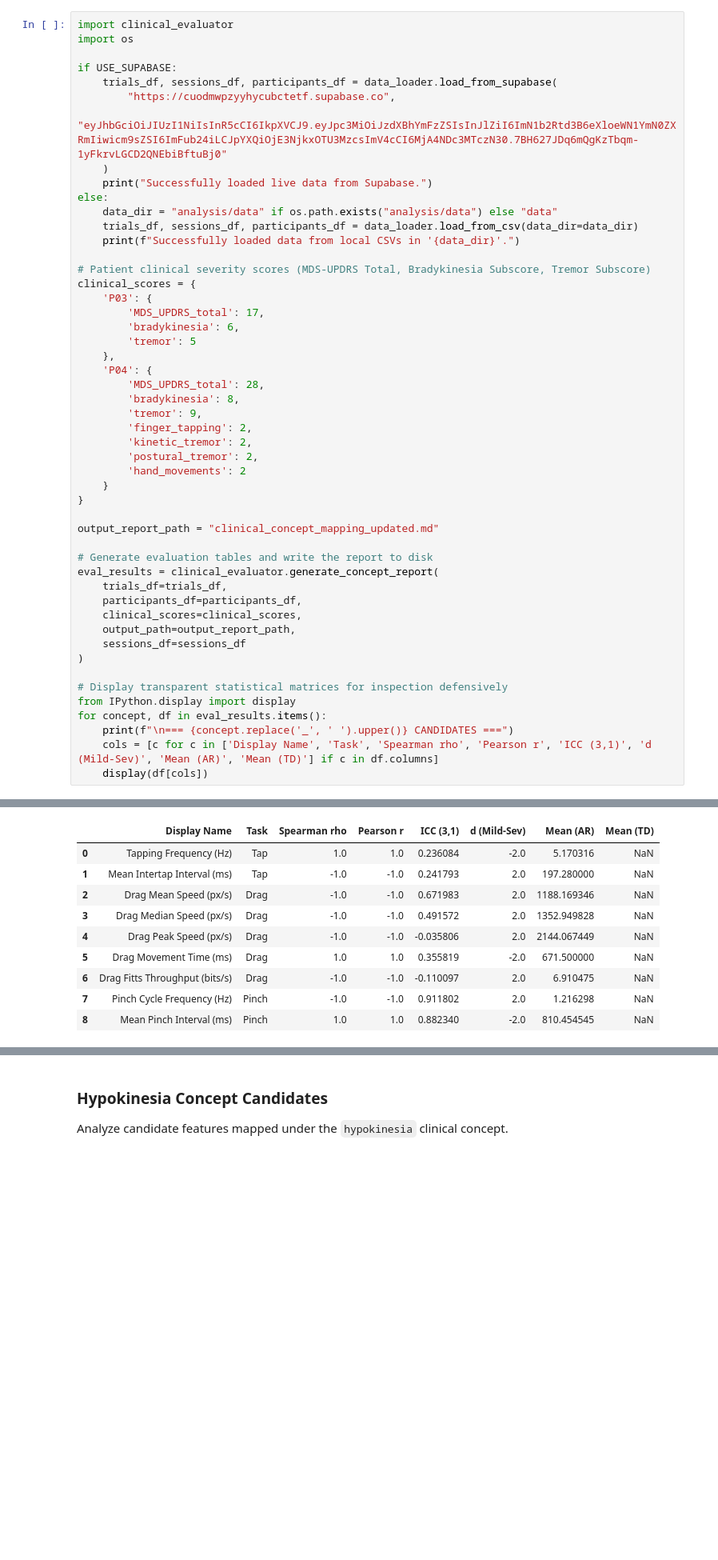
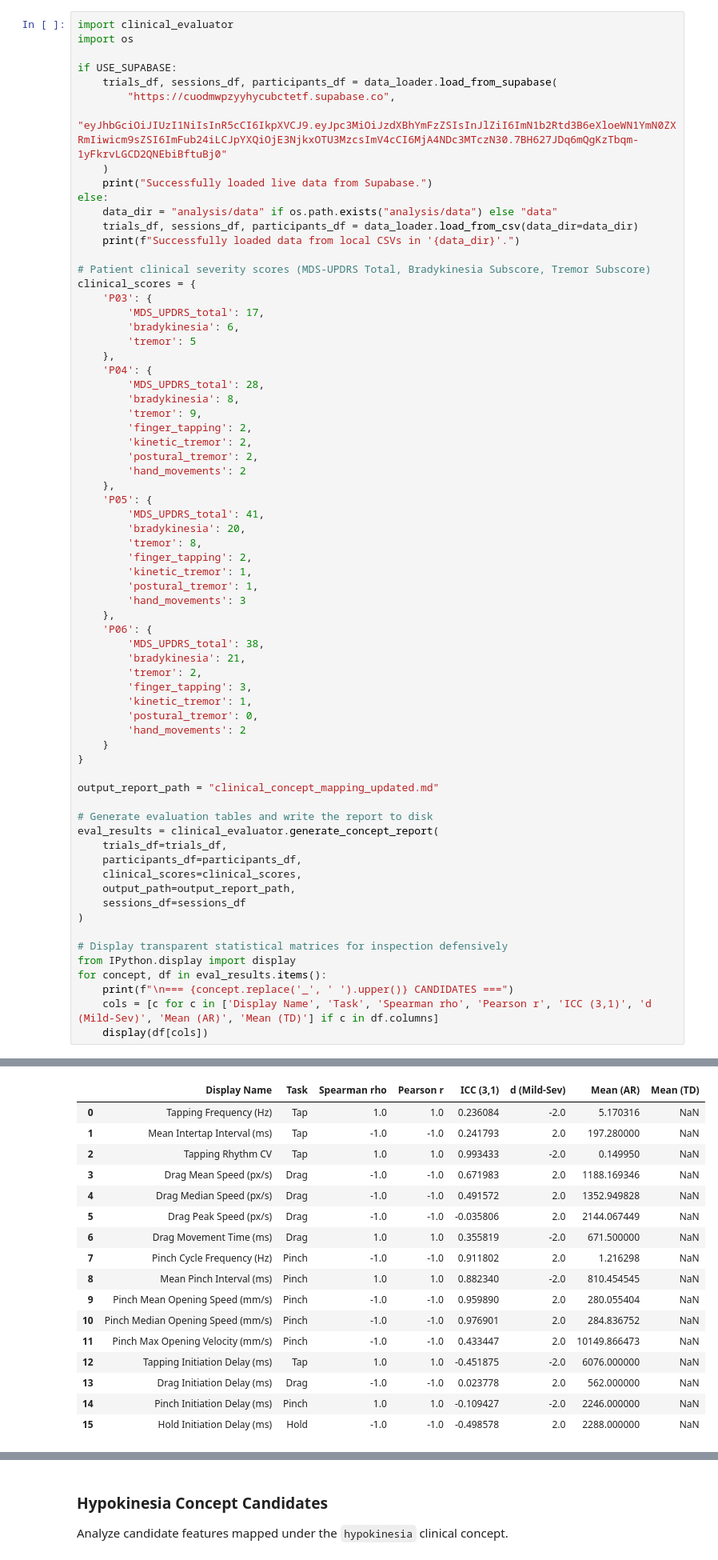
Before and after one commit to JanetIkhile/ResearchProject, a Jupyter notebook: analysis/main_analysis.ipynb, the cells around one changed output, grey strips where cells are left out. Shown at 80% size. Saved outputs shown, nothing was run; the diff lists cells and outputs as text; blank space fills up the shorter version.

```diff
--- a/analysis/main_analysis.ipynb
+++ b/analysis/main_analysis.ipynb
@@ -1857,43 +1858,68 @@ clinical_scores = {
         'kinetic_tremor': 2,
         'postural_tremor': 2,
         'hand_movements': 2
+    },
+    'P05': {
+        'MDS_UPDRS_total': 41,
+        'bradykinesia': 20,
+        'tremor': 8,
+        'finger_tapping': 2,
+        'kinetic_tremor': 1,
+        'postural_tremor': 1,
+        'hand_movements': 3
+    },
+    'P06': {
+        'MDS_UPDRS_total': 38,
+        'bradykinesia': 21,
+        'tremor': 2,
+        'finger_tapping': 3,
+        'kinetic_tremor': 1,
+        'postural_tremor': 0,
+        'hand_movements': 2
     }
 }
 
 output_report_path = "clinical_concept_mapping_updated.md"
 
 # Generate evaluation tables and write the report to disk
 eval_results = clinical_evaluator.generate_concept_report(
     trials_df=trials_df,
     participants_df=participants_df,
     clinical_scores=clinical_scores,
     output_path=output_report_path,
     sessions_df=sessions_df
 )
 
 # Display transparent statistical matrices for inspection defensively
 from IPython.display import display
 for concept, df in eval_results.items():
     print(f"\n=== {concept.replace('_', ' ').upper()} CANDIDATES ===")
     cols = [c for c in ['Display Name', 'Task', 'Spearman rho', 'Pearson r', 'ICC (3,1)', 'd (Mild-Sev)', 'Mean (AR)', 'Mean (TD)'] if c in df.columns]
     display(df[cols])
 # %% [output]
 Successfully loaded data from local CSVs in 'data'.
 Filtering trials for 'main' session type to isolate analysis session trials...
 Extracting features from all trials...
 Markdown report written successfully to: clinical_concept_mapping_updated.md
 
 === BRADYKINESIA CANDIDATES ===
 |  | Display Name | Task | Spearman rho | Pearson r | ICC (3,1) | d (Mild-Sev) | Mean (AR) | Mean (TD) |
 | 0 | Tapping Frequency (Hz) | Tap | 1.0 | 1.0 | 0.236084 | -2.0 | 5.170316 | NaN |
 | 1 | Mean Intertap Interval (ms) | Tap | -1.0 | -1.0 | 0.241793 | 2.0 | 197.280000 | NaN |
-| 2 | Drag Mean Speed (px/s) | Drag | -1.0 | -1.0 | 0.671983 | 2.0 | 1188.169346 | NaN |
-| 3 | Drag Median Speed (px/s) | Drag | -1.0 | -1.0 | 0.491572 | 2.0 | 1352.949828 | NaN |
-| 4 | Drag Peak Speed (px/s) | Drag | -1.0 | -1.0 | -0.035806 | 2.0 | 2144.067449 | NaN |
-| 5 | Drag Movement Time (ms) | Drag | 1.0 | 1.0 | 0.355819 | -2.0 | 671.500000 | NaN |
-| 6 | Drag Fitts Throughput (bits/s) | Drag | -1.0 | -1.0 | -0.110097 | 2.0 | 6.910475 | NaN |
+| 2 | Tapping Rhythm CV | Tap | 1.0 | 1.0 | 0.993433 | -2.0 | 0.149950 | NaN |
+| 3 | Drag Mean Speed (px/s) | Drag | -1.0 | -1.0 | 0.671983 | 2.0 | 1188.169346 | NaN |
+| 4 | Drag Median Speed (px/s) | Drag | -1.0 | -1.0 | 0.491572 | 2.0 | 1352.949828 | NaN |
+| 5 | Drag Peak Speed (px/s) | Drag | -1.0 | -1.0 | -0.035806 | 2.0 | 2144.067449 | NaN |
+| 6 | Drag Movement Time (ms) | Drag | 1.0 | 1.0 | 0.355819 | -2.0 | 671.500000 | NaN |
 | 7 | Pinch Cycle Frequency (Hz) | Pinch | -1.0 | -1.0 | 0.911802 | 2.0 | 1.216298 | NaN |
 | 8 | Mean Pinch Interval (ms) | Pinch | 1.0 | 1.0 | 0.882340 | -2.0 | 810.454545 | NaN |
+| 9 | Pinch Mean Opening Speed (mm/s) | Pinch | -1.0 | -1.0 | 0.959890 | 2.0 | 280.055404 | NaN |
+| 10 | Pinch Median Opening Speed (mm/s) | Pinch | -1.0 | -1.0 | 0.976901 | 2.0 | 284.836752 | NaN |
+| 11 | Pinch Max Opening Velocity (mm/s) | Pinch | -1.0 | -1.0 | 0.433447 | 2.0 | 10149.866473 | NaN |
+| 12 | Tapping Initiation Delay (ms) | Tap | 1.0 | 1.0 | -0.451875 | -2.0 | 6076.000000 | NaN |
+| 13 | Drag Initiation Delay (ms) | Drag | -1.0 | -1.0 | 0.023778 | 2.0 | 562.000000 | NaN |
+| 14 | Pinch Initiation Delay (ms) | Pinch | 1.0 | 1.0 | -0.109427 | -2.0 | 2246.000000 | NaN |
+| 15 | Hold Initiation Delay (ms) | Hold | -1.0 | -1.0 | -0.498578 | 2.0 | 2288.000000 | NaN |
 === HYPOKINESIA CANDIDATES ===
 |  | Display Name | Task | Spearman rho | Pearson r | ICC (3,1) | d (Mild-Sev) | Mean (AR) | Mean (TD) |
 | 0 | Median Tapping Amplitude (mm) | Tap | 1.0 | 1.0 | 0.996198 | -2.0 | 57.150000 | NaN |
```
Also changed, not shown: parts of 3 cells of this notebook, 21 other files.
